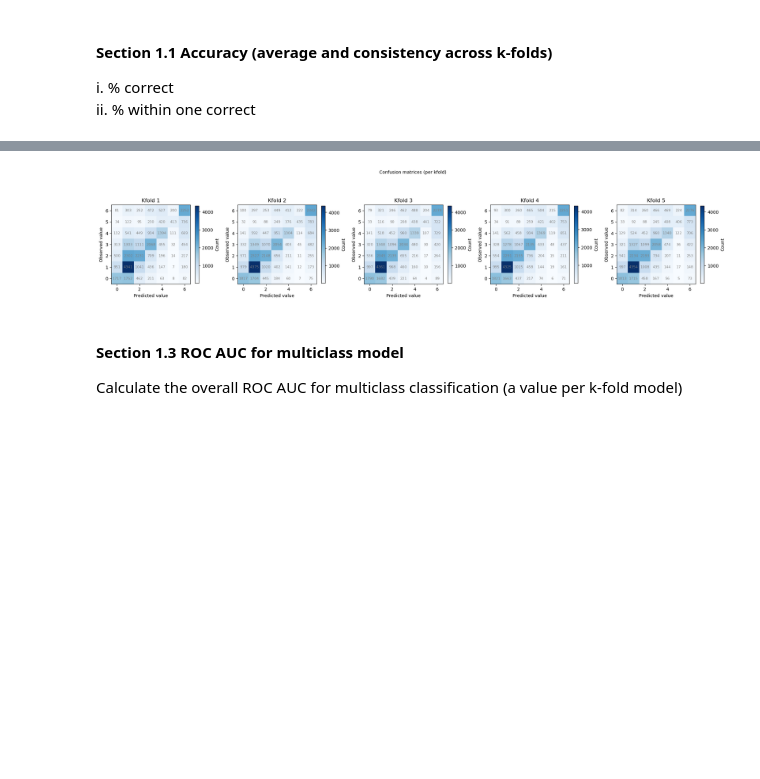
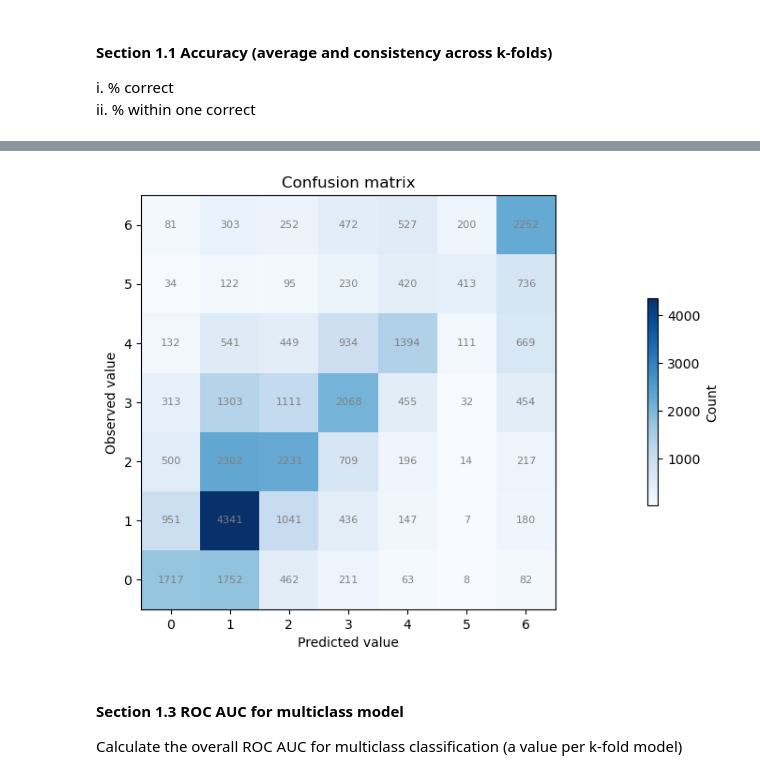
Before and after one commit to samuel-book/stroke_outcome_ml, a Jupyter notebook: xgb_7_features/050_xgb_1fold_7_features_accuracy.ipynb, the cells around one changed output, grey strips where cells are left out. Cells and saved outputs as stored; diff of their text form; code cells hidden in the pictures; blank space fills up the shorter version.

```diff
--- a/xgb_7_features/050_xgb_1fold_7_features_accuracy.ipynb
+++ b/xgb_7_features/050_xgb_1fold_7_features_accuracy.ipynb
@@ -196,11 +189,8 @@ For each feature in the list, for each train and test dataset, convert to one ho
 # %%
 for feature, prefix in zip(features_to_one_hot, list_prefix):
     if feature in selected_features:
-        for k in range(n_kfold):
-            train_data_kfold[k] = (
-              convert_feature_to_one_hot(train_data_kfold[k], feature, prefix))
-            test_data_kfold[k] = (
-              convert_feature_to_one_hot(test_data_kfold[k], feature, prefix))
+        train = convert_feature_to_one_hot(train, feature, prefix)
+        test = convert_feature_to_one_hot(test, feature, prefix)
 # %% [markdown]
 Feature names with one hot encoding
 # %%
@@ -245,5 +235,5 @@ Create function to get xgboost model (either load if file exists, else train)
 # %%
-def xgboost_model(filename, X_train, y_train):
+def load_xgboost_model(filename, X_train, y_train):
     """
     Given the filename, either load if the model exists (saved as a pickle),
     else train anew model.
@@ -260,13 +250,7 @@ def xgboost_model(filename, X_train, y_train):
         with open(filename, 'rb') as filehandler:
             model = pickle.load(filehandler)
     else:
-        # Define and Fit model
-        model = XGBClassifier(verbosity=0, seed=42, learning_rate=0.5,
-                              tree_method='gpu_hist')
-        model.fit(X_train, y_train)
-
-        # Save using pickle
-        with open(filename, 'wb') as filehandler:
-            pickle.dump(model, filehandler)
+        # Print error
+        print("Run notebook 040 first to train the model")
     return(model)
 # %%
@@ -341,81 +311,48 @@ print (f'7 features, accuracy within one: {error_within_one_mean:0.3f} '
 
 Resource (subplots with imshow): https://stackoverflow.com/questions/18266642/multiple-imshow-subplots-each-with-colorbar
 # %%
-# Define number subplots for the figure
-nrows = 1
-ncols = n_kfold
+fig, ax = plt.subplots()
 
-fig, axs = plt.subplots(nrows=nrows, ncols=ncols)
-
-if ncols > 1:
-    fig.suptitle('Confusion matrices (per kfold)', fontsize=10)
-
-# Set figure width (relative to the number of kfolds)
-width = 20 * (n_kfold/5)
-fig.set_size_inches(width,5)
+# Set figure width
+fig.set_size_inches(20,5)
 
 # Legend height
-shrink = 0.5
+#shrink = 0.5
 
-# Initialise indices for the subplots
-row = 0
-col = 0
+# Set axis title
+ax.set_title('Confusion matrix')
 
-# Loop through the kfolds, create a subplot per kfold (of a confusion matrix)
-for k, ax in zip(range(n_kfold), axs):
+# Calculate values for confusion matrix
+cm = confusion_matrix(y_test, y_pred)
 
-#    # Get axes
-#    if col > 1:
-#        # not take row argument as that only has 1 value, so axs is 1D
-#        ax = axs[col]
-#    else:
-#        ax = axs
+# Visualize the confusion matrix with colors
+heatmap = ax.imshow(cm, cmap=plt.cm.Blues, origin='lower')
+plt.colorbar(heatmap, shrink=shrink, ax=ax, alpha=0.5, label='Count')
 
-    # Set axis title
-    ax.set_title(f'Kfold {k+1}')
+# Add values to plot
+for i in range(len(cm)):
+    for j in range(len(cm[0])):
+        ax.text(j, i, cm[i][j], ha='center', va='center', color='grey',
+                size=8)
 
-    # Get k fold split
-    (X_train, X_test, y_train, y_test) = get_x_y_data(train_data_kfold[k],
-                                                      test_data_kfold[k],
-                                                      'discharge_disability')
-    # Calculate values for confusion matrix
-    cm = confusion_matrix(y_test, y_pred_kfold[k])
-
-    # Visualize the confusion matrix with colors
-    heatmap = ax.imshow(cm, cmap=plt.cm.Blues, origin='lower')
-    plt.colorbar(heatmap, shrink=shrink, ax=ax, alpha=0.5, label='Count')
-
-    # Add values to plot
-    for i in range(len(cm)):
-        for j in range(len(cm[0])):
-            ax.text(j, i, cm[i][j], ha='center', va='center', color='grey',
-                    size=8)
-
-    # Set axis titles
-    ax.set_xlabel('Predicted value')
-    ax.set_ylabel('Observed value')
-
-    # Move to the next subplot
-    col += 1
-    # Move to the next row if exceed number of columns
-    if col == ncols:
-        col = 0
-        row += 1
+# Set axis titles
+ax.set_xlabel('Predicted value')
+ax.set_ylabel('Observed value')
 
 plt.tight_layout()
 
 # Make space for title
 plt.subplots_adjust(top=1)
 
 filename = os.path.join(paths.image_save_path,
                         (paths.notebook + paths.model_text +
-                       '_confusion_matrices_per_kfold.jpg'))
+                       '_confusion_matrix.jpg'))
 
 plt.savefig(filename, dpi=300)
 
 plt.show()
 # %% [output]
-[figure, old version]
+[figure, new version]
 # %% [markdown]
 #### Section 1.3 ROC AUC for multiclass model
 
```
Also changed, not shown: parts of 29 cells of this notebook.
